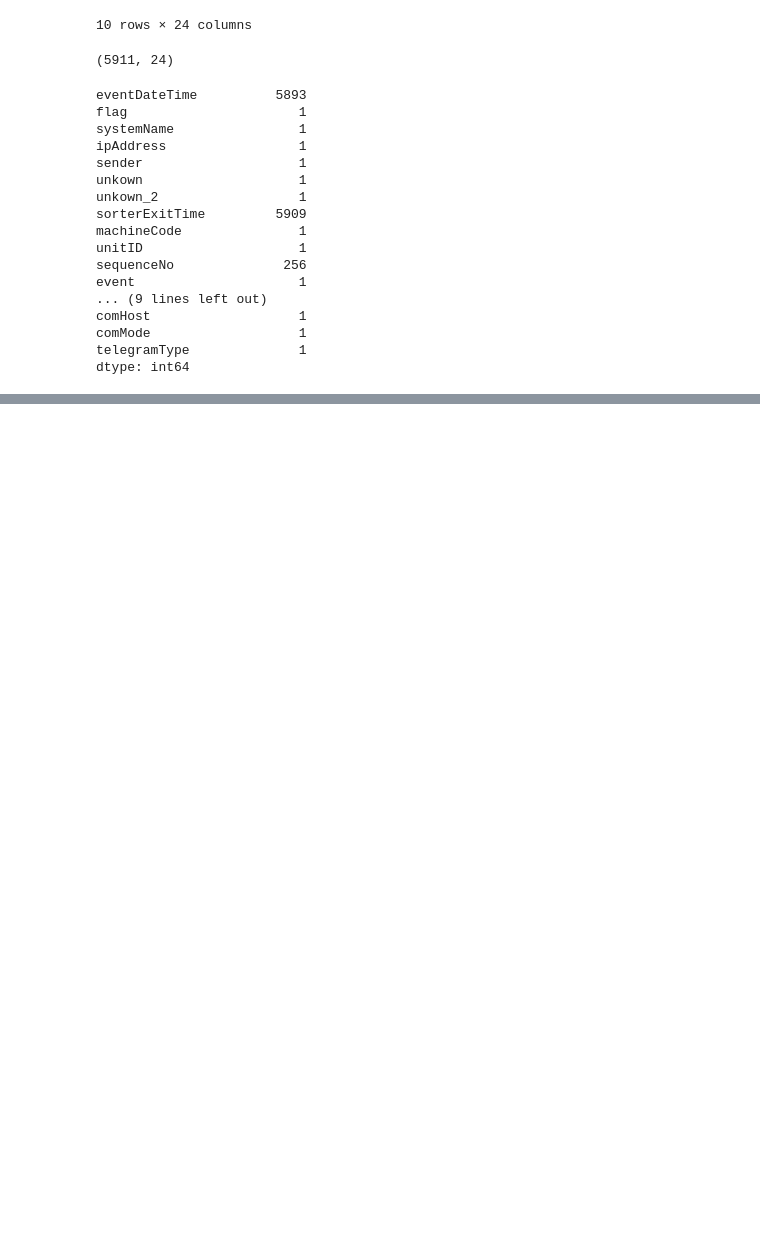
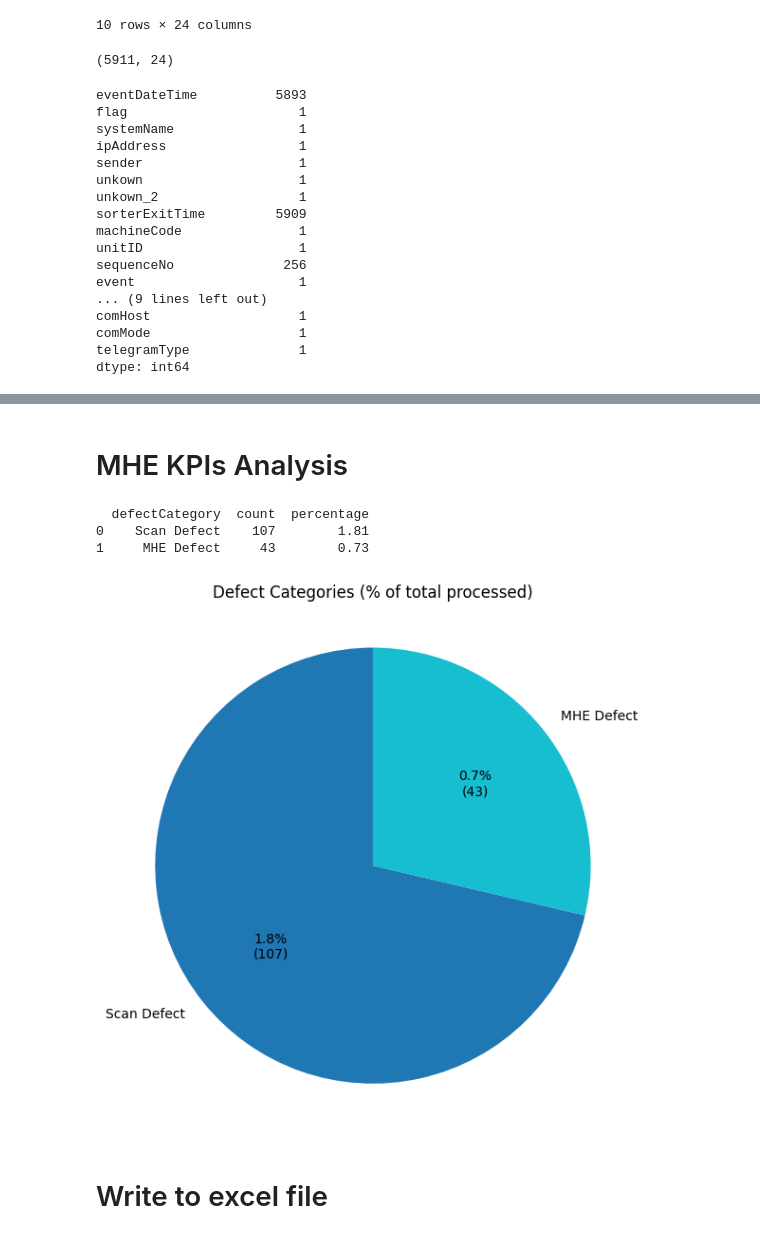
Before and after one commit to codesonicx/Amazon_ORF5_Analytics, a Jupyter notebook: S04_Check.ipynb, the cells around one changed output, grey strips where cells are left out. Saved outputs shown, nothing was run; the diff lists cells and outputs as text; code cells hidden in the pictures; blank space fills up the shorter version.

```diff
--- a/S04_Check.ipynb
+++ b/S04_Check.ipynb
@@ -263,0 +275,2 @@ plt.show()
+# %% [markdown]
+# MHE KPIs Analysis
@@ -263,0 +298,26 @@ plt.show()
+# %%
+# Map defect category
+df_reduced["defectCategory"] = df_reduced["sortReason"].map(defect_category_map)
+
+# Total packages processed (all rows)
+total_processed = len(df_reduced)
+
+# Count defects only (exclude NaN)
+defect_summary = (
+    df_reduced["defectCategory"]
+    .value_counts(dropna=True)
+    .rename_axis("defectCategory")
+    .reset_index(name="count")
+)
+
+# Percent over total processed
+defect_summary["percentage"] = 100 * defect_summary["count"] / total_processed
+
+# Optional: nicer formatting
+defect_summary["percentage"] = defect_summary["percentage"].round(2)
+
+print(defect_summary)
+# %% [output]
+  defectCategory  count  percentage
+0    Scan Defect    107        1.81
+1     MHE Defect     43        0.73
@@ -263,0 +344,35 @@ plt.show()
+# %%
+import numpy as np
+import matplotlib.pyplot as plt
+
+labels = defect_summary["defectCategory"].tolist()
+counts = defect_summary["count"].to_numpy()
+
+total_defects = counts.sum()
+total_processed = len(df_reduced)  # <-- all rows (packages processed)
+
+cmap = plt.get_cmap("tab10")
+colors = [cmap(x) for x in np.linspace(0, 1, len(labels))]
+
+def autopct_total(pct_defect_space):
+    # recover the absolute count of the wedge
+    count = int(round(pct_defect_space * total_defects / 100.0))
+    pct_of_total = 100.0 * count / total_processed if total_processed else 0.0
+    return f"{pct_of_total:.1f}%\n({count})"
+
+plt.figure(figsize=(6, 6))
+plt.pie(
+    counts,
+    labels=labels,
+    autopct=autopct_total,      # labels show % of ALL processed
+    startangle=90,
+    colors=colors
+)
+plt.title("Defect Categories (% of total processed)")
+plt.axis("equal")
+plt.tight_layout()
+plt.show()
+# %% [output]
+[figure, added]
+# %% [markdown]
+# Write to excel file
```
Also changed, not shown: parts of 9 cells of this notebook, 2 other files.
